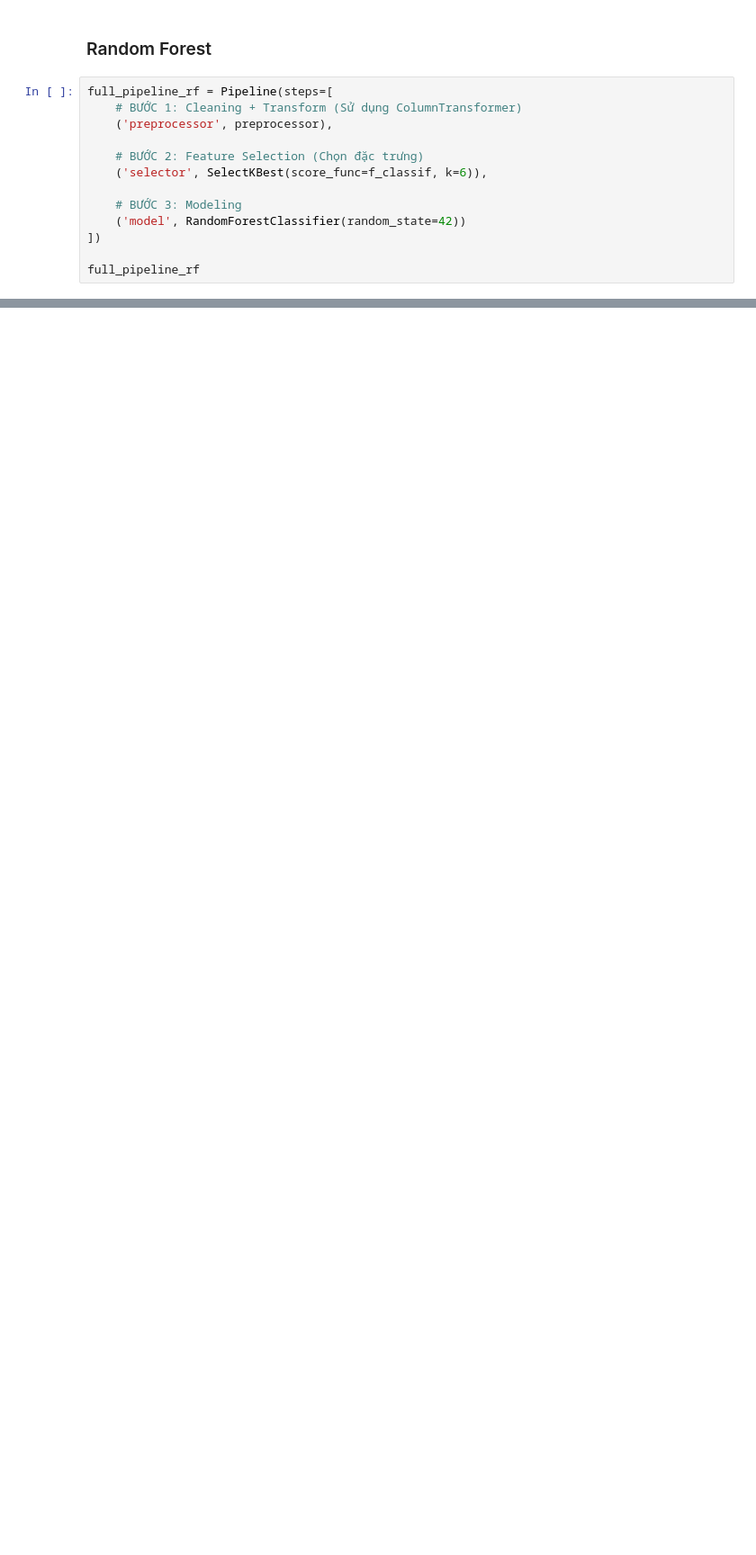
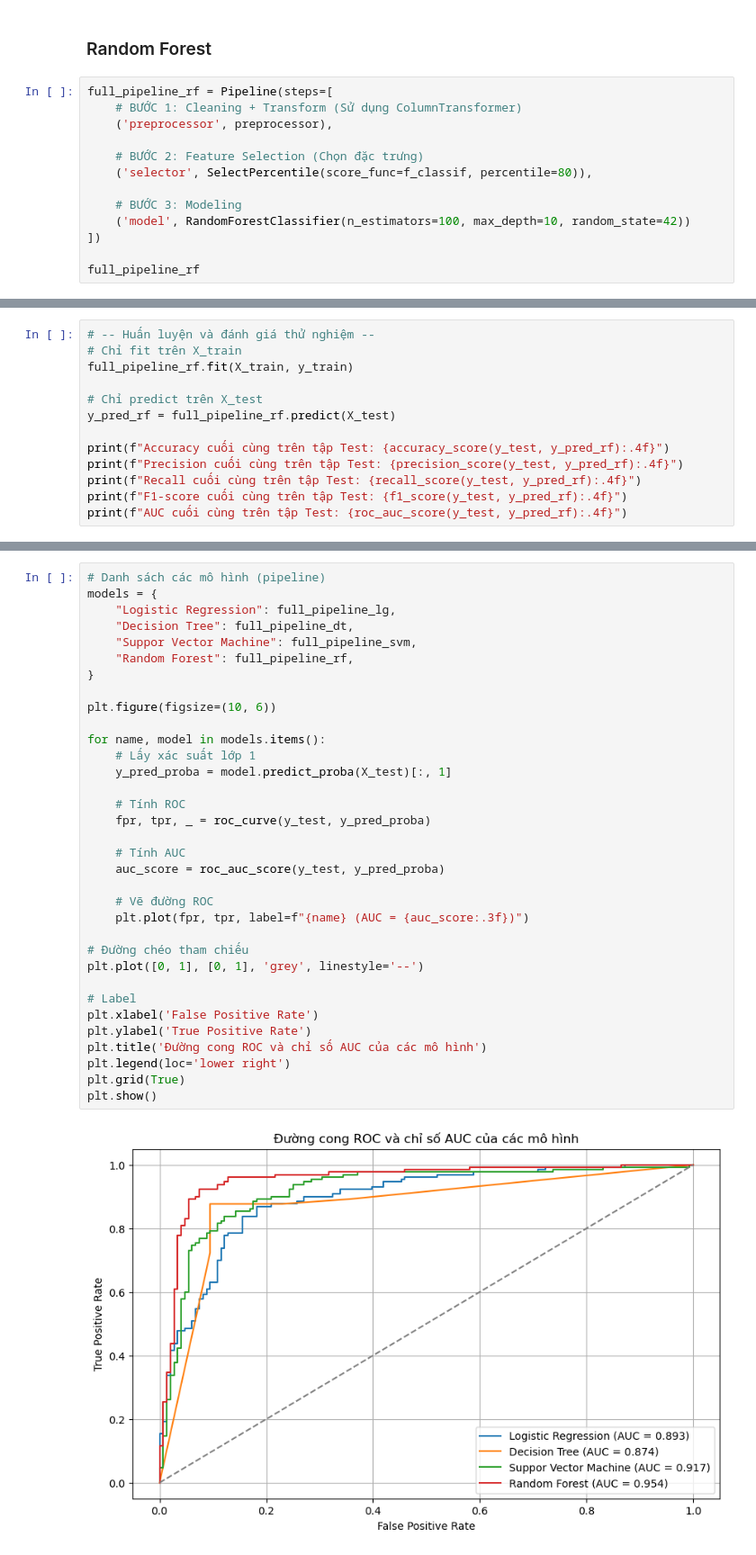
Before and after one commit to phnguyen-hub/11224830_Pham-Hanh-Nguyen, a Jupyter notebook: 11224830_Phạm Hạnh Nguyên.ipynb, the cells around one changed output, grey strips where cells are left out. Shown: that part at 90% size. Drawn from its saved outputs; the diff is of its cells as text; blank space fills up the shorter version.

```diff
--- a/11224830_Phạm Hạnh Nguyên.ipynb
+++ b/11224830_Phạm Hạnh Nguyên.ipynb
@@ -553,10 +440,10 @@ full_pipeline_rf = Pipeline(steps=[
     ('preprocessor', preprocessor),
 
     # BƯỚC 2: Feature Selection (Chọn đặc trưng)
-    ('selector', SelectKBest(score_func=f_classif, k=6)),
+    ('selector', SelectPercentile(score_func=f_classif, percentile=80)),
 
     # BƯỚC 3: Modeling
-    ('model', RandomForestClassifier(random_state=42))
+    ('model', RandomForestClassifier(n_estimators=100, max_depth=10, random_state=42))
 ])
 
 full_pipeline_rf
@@ -588,0 +702,13 @@ cv_scores_rf
+# %%
+# -- Huấn luyện và đánh giá thử nghiệm --
+# Chỉ fit trên X_train
+full_pipeline_rf.fit(X_train, y_train)
+
+# Chỉ predict trên X_test
+y_pred_rf = full_pipeline_rf.predict(X_test)
+
+print(f"Accuracy cuối cùng trên tập Test: {accuracy_score(y_test, y_pred_rf):.4f}")
+print(f"Precision cuối cùng trên tập Test: {precision_score(y_test, y_pred_rf):.4f}")
+print(f"Recall cuối cùng trên tập Test: {recall_score(y_test, y_pred_rf):.4f}")
+print(f"F1-score cuối cùng trên tập Test: {f1_score(y_test, y_pred_rf):.4f}")
+print(f"AUC cuối cùng trên tập Test: {roc_auc_score(y_test, y_pred_rf):.4f}")
@@ -588,0 +723,36 @@ cv_scores_rf
+# %%
+# Danh sách các mô hình (pipeline)
+models = {
+    "Logistic Regression": full_pipeline_lg,
+    "Decision Tree": full_pipeline_dt,
+    "Suppor Vector Machine": full_pipeline_svm,
+    "Random Forest": full_pipeline_rf,
+}
+
+plt.figure(figsize=(10, 6))
+
+for name, model in models.items():
+    # Lấy xác suất lớp 1
+    y_pred_proba = model.predict_proba(X_test)[:, 1]
+
+    # Tính ROC
+    fpr, tpr, _ = roc_curve(y_test, y_pred_proba)
+
+    # Tính AUC
+    auc_score = roc_auc_score(y_test, y_pred_proba)
+
+    # Vẽ đường ROC
+    plt.plot(fpr, tpr, label=f"{name} (AUC = {auc_score:.3f})")
+
+# Đường chéo tham chiếu
+plt.plot([0, 1], [0, 1], 'grey', linestyle='--')
+
+# Label
+plt.xlabel('False Positive Rate')
+plt.ylabel('True Positive Rate')
+plt.title('Đường cong ROC và chỉ số AUC của các mô hình')
+plt.legend(loc='lower right')
+plt.grid(True)
+plt.show()
+# %% [output]
+[figure, added]
```
Also changed, not shown: parts of 83 cells of this notebook.
